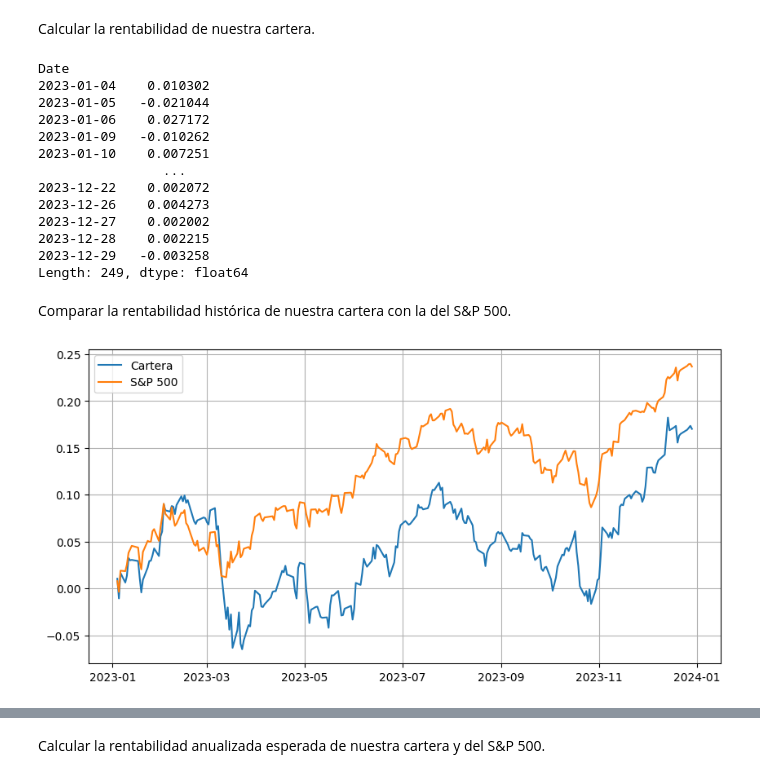
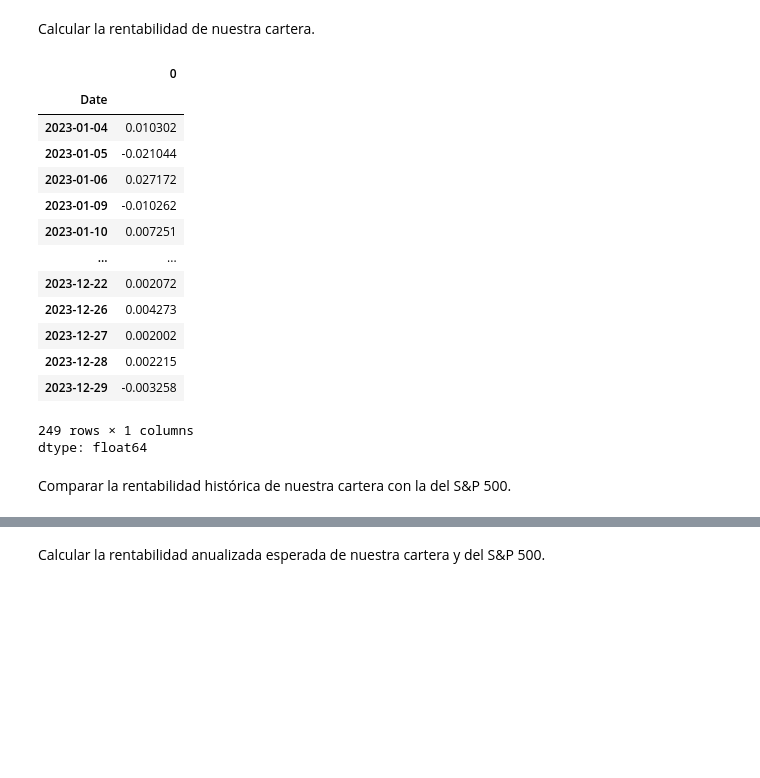
Before and after one commit to alfonso-santos/Introduccion-a-Python-para-las-Finanzas-2024, a Jupyter notebook: Modulo_02_Aplicaciones_Financieras/src/02_04_Generación_aleatoria_de_carteras.ipynb, the cells around one changed output, grey strips where cells are left out. Drawn from its saved outputs; the diff is of its cells as text; code cells hidden in the pictures; blank space fills up the shorter version.

```diff
--- a/Modulo_02_Aplicaciones_Financieras/src/02_04_Generación_aleatoria_de_carteras.ipynb
+++ b/Modulo_02_Aplicaciones_Financieras/src/02_04_Generación_aleatoria_de_carteras.ipynb
@@ -250,34 +259,23 @@ Calcular la rentabilidad de nuestra cartera.
 # TODO: Ejercicio.
 # %%
 # (251, 5) · (5, 1) = (251, 1)
-portfolio_ret = activos_seleccionados_ret @ w
-portfolio_ret
 # %% [output]
+|  | 0 |
+| Date |  |
+| 2023-01-04 | 0.010302 |
+| 2023-01-05 | -0.021044 |
+| 2023-01-06 | 0.027172 |
+| 2023-01-09 | -0.010262 |
+| 2023-01-10 | 0.007251 |
+| ... | ... |
+| 2023-12-22 | 0.002072 |
+| 2023-12-26 | 0.004273 |
+| 2023-12-27 | 0.002002 |
+| 2023-12-28 | 0.002215 |
+| 2023-12-29 | -0.003258 |
-Date
-2023-01-04    0.010302
-2023-01-05   -0.021044
-2023-01-06    0.027172
-2023-01-09   -0.010262
-2023-01-10    0.007251
-                ...
-2023-12-22    0.002072
-2023-12-26    0.004273
-2023-12-27    0.002002
-2023-12-28    0.002215
-2023-12-29   -0.003258
-Length: 249, dtype: float64
+249 rows × 1 columns
+dtype: float64
 # %% [markdown]
 Comparar la rentabilidad histórica de nuestra cartera con la del S&P 500.
 # %%
 # TODO: Ejercicio.
-# %%
-import matplotlib.pyplot as plt
-
-plt.figure(figsize=(10, 5))
-plt.plot(portfolio_ret.cumsum(), label="Cartera")
-plt.plot(sp500_ret.cumsum(), label="S&P 500")
-plt.grid(True)
-plt.legend()
-plt.show()
-# %% [output]
-[figure, removed]
```
Also changed, not shown: parts of 18 cells of this notebook.
